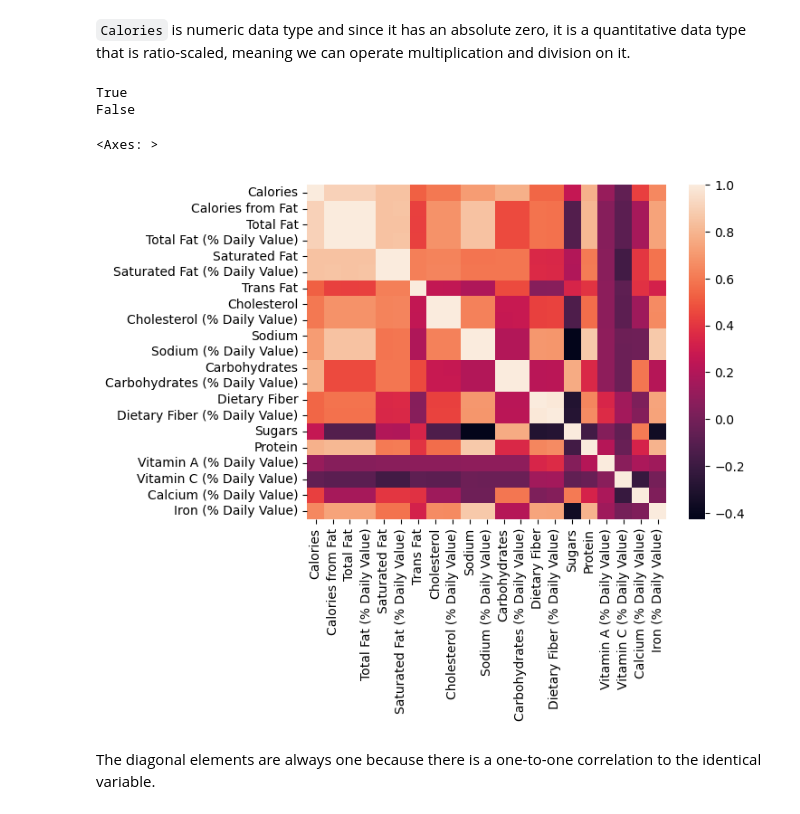
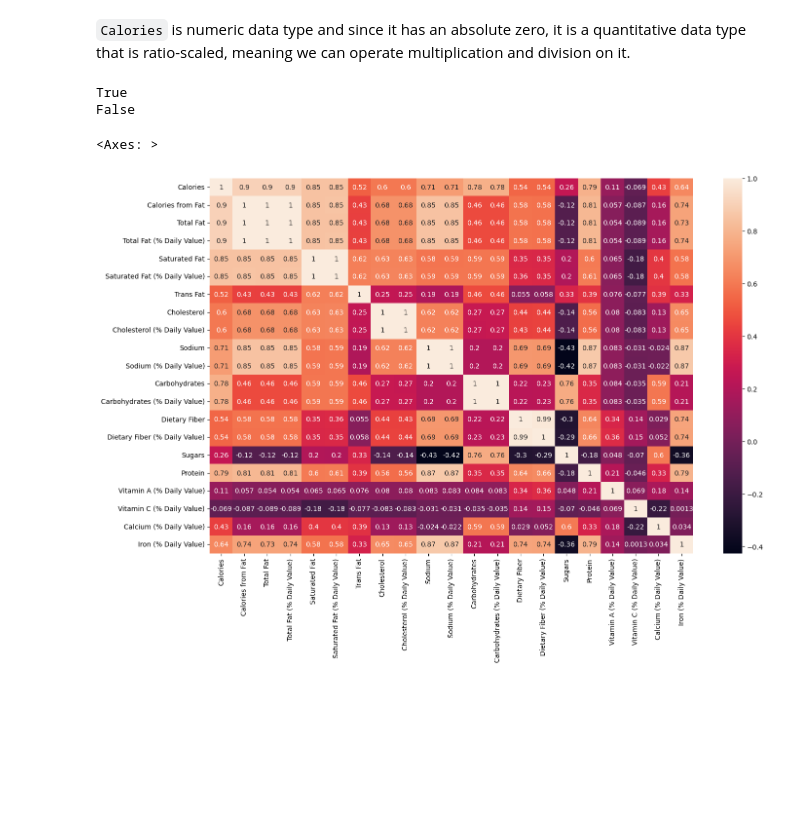
Before and after one commit to eemilycchen/A-Primer-On-ML-Models, a Jupyter notebook: linear_and_logistic_regression.ipynb, the cells around one changed output. Drawn from its saved outputs; the diff is of its cells as text; code cells hidden in the pictures; blank space fills up the shorter version.

Commit message:
visualizing correlations

```diff
--- a/linear_and_logistic_regression.ipynb
+++ b/linear_and_logistic_regression.ipynb
@@ -29,20 +29,19 @@ sns.histplot(mcdonald_menu['Calories'])
 # %%
 def haveOnlyNumericData(df, columns):
     if df.applymap(lambda x: isinstance(x, (int, float))).all().all():
         return True
     else:
         return False
 
 
-df = mcdonald_menu.iloc[:,3:]
-columns = df.columns
-print(haveOnlyNumericData(df, columns))
+mcdonald_numeric = mcdonald_menu.iloc[:,3:]
+columns = mcdonald_numeric.columns
+print(haveOnlyNumericData(mcdonald_numeric, columns))
 print(haveOnlyNumericData(mcdonald_menu, mcdonald_menu.columns))
-sns.heatmap(df.corr())
+plt.rcParams['figure.figsize'] = (16,10)
+sns.heatmap(mcdonald_numeric.corr(), annot=True)
 # %% [output]
 True
 False
 <Axes: >
-[figure, old version]
+[figure, new version]
-# %% [markdown]
-The diagonal elements are always one because there is a one-to-one correlation to the identical variable.
```
Also changed, not shown: parts of 2 cells of this notebook.
